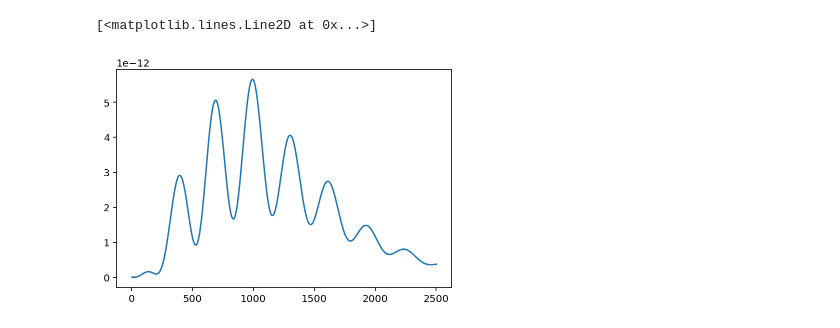
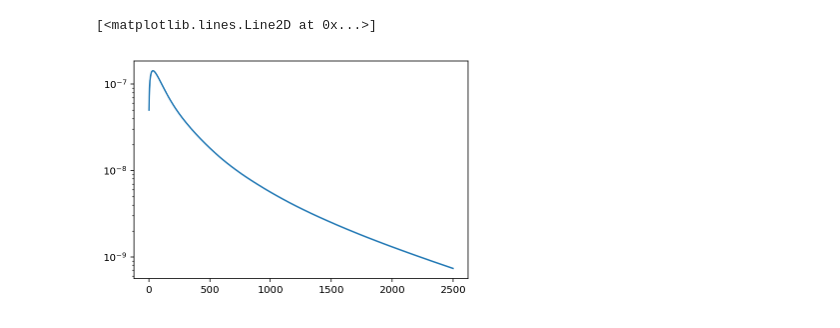
Before and after one commit to AizhanAkh/fishchips-Changes, a Jupyter notebook: IDM Fisher Matrices-Copy-Linear.ipynb, the cells around one changed output. Cells and saved outputs as stored; diff of their text form; code cells hidden in the pictures.

```diff
--- a/IDM Fisher Matrices-Copy-Linear.ipynb
+++ b/IDM Fisher Matrices-Copy-Linear.ipynb
@@ -44,9 +44,11 @@ import matplotlib.pyplot as plt
 import fishchips.experiments_change as experiments
 from fishchips.cosmo import Observables
 import fishchips.util
-# %%
-plt.figure()
-plt.plot(fiducial_data[:, 0], fiducial_data[:,2])
-# %% [output]
-[<matplotlib.lines.Line2D at 0x...>]
-[figure, removed]
+# %%
+plt.figure()
+plt.yscale('log')
+plt.plot(fiducial_data[:, 0], fiducial_data[:,5]*fiducial_data[:, 0]*(fiducial_data[:,0]+1))
+# so fid['pp']*fid['ell']*(fid['ell']+1) = fid ['kappakappa']
+# %% [output]
+[<matplotlib.lines.Line2D at 0x...>]
+[figure, added]
```
Also changed, not shown: parts of 9 cells of this notebook, 5 other files.
